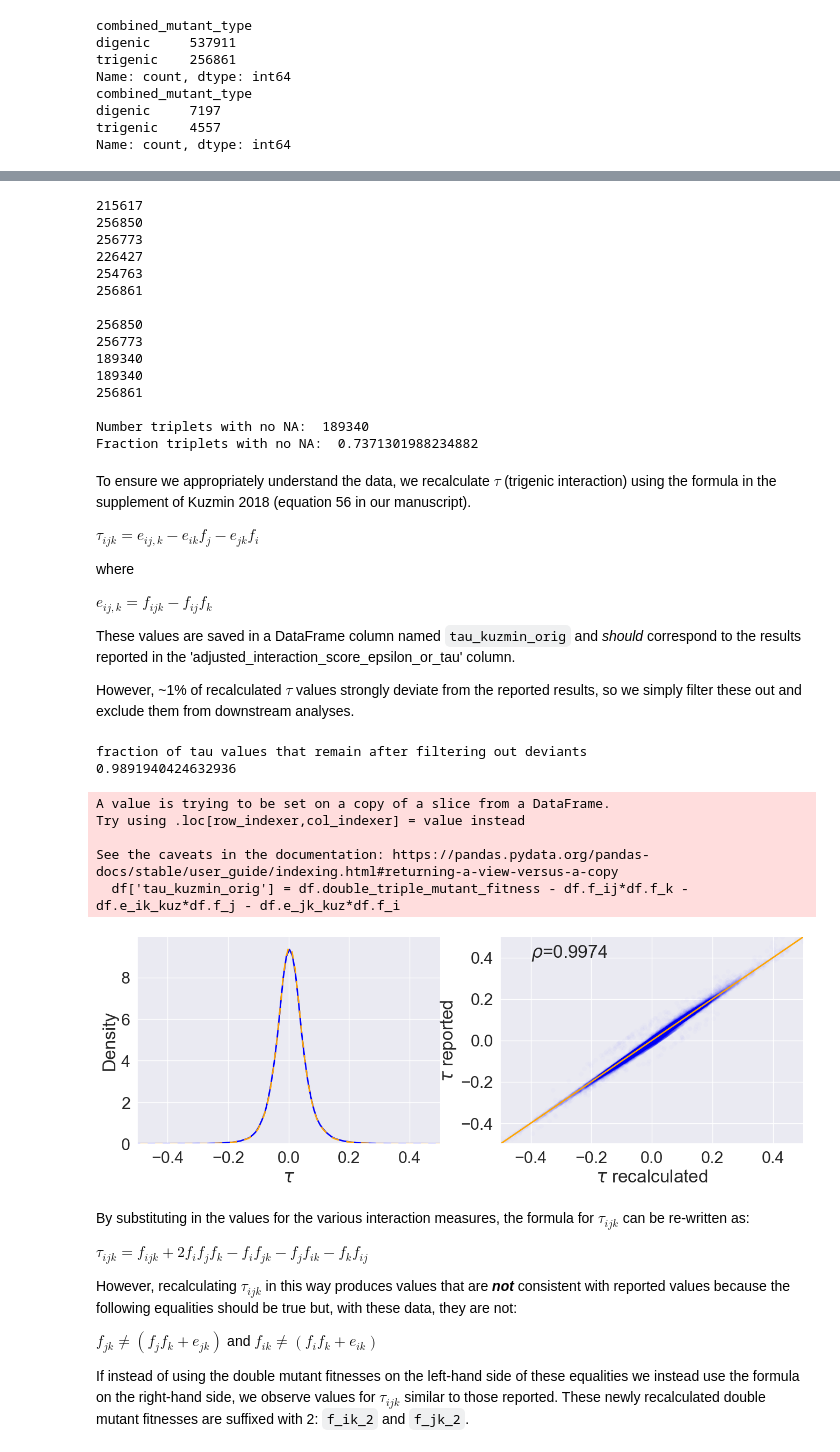
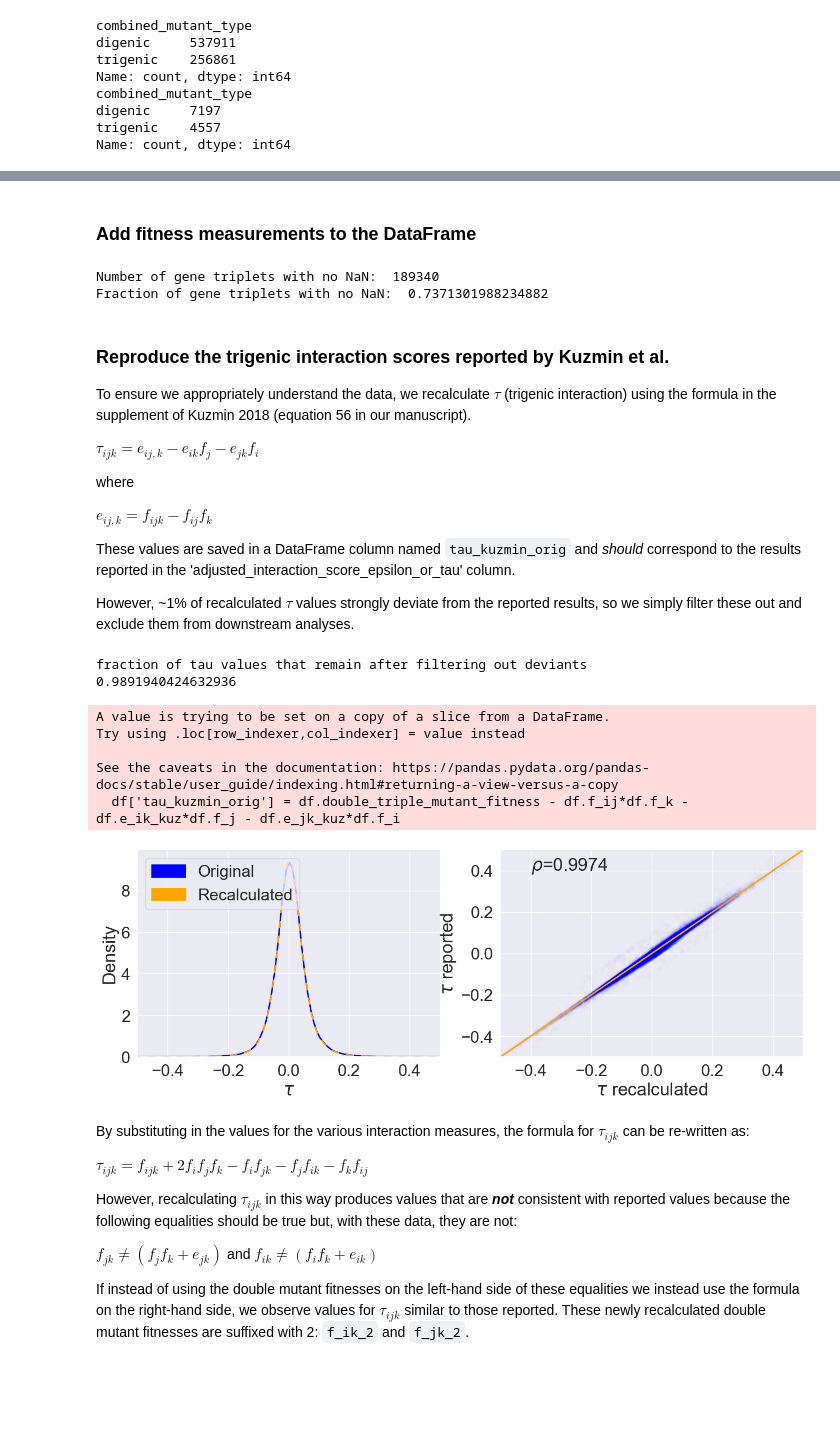
Before and after one commit to raphael-group/chimeric-epistasis, a Jupyter notebook: yeast_screens/Kuzmin_data_analysis.ipynb, the cells around one changed output, grey strips where cells are left out. Cells and saved outputs as stored; diff of their text form; code cells hidden in the pictures; blank space fills up the shorter version.

Commit message:
cleaned Kuzmin_data_analysis.ipynb

```diff
--- a/yeast_screens/Kuzmin_data_analysis.ipynb
+++ b/yeast_screens/Kuzmin_data_analysis.ipynb
@@ -153,3 +130,5 @@ AFTER THIS POINT ALL CODE IS REDUNDANT WITH THE 2020 ANALYSIS
+# %% [markdown]
+### Add fitness measurements to the DataFrame
 # %%
 df['f_ij'] = df['alleles'].map(f_ij)
 df['f_ik'] = df['alleles'].map(f_ik)
@@ -162,45 +141,36 @@ df['f_k'] = df['alleles'].map(f_k)
 df['e_ik_kuz'] = df['alleles'].map(e_ik_kuz)
 df['e_jk_kuz'] = df['alleles'].map(e_jk_kuz)
 
+# these pvalues are only used for a supplemetary analysis of the Kuzmin2020 data
 if dataset == "Kuzmin2020":
     df['e_ik_kuz_pval'] = df['alleles'].map(e_ik_kuz_pval)
     df['e_jk_kuz_pval'] = df['alleles'].map(e_jk_kuz_pval)
 
-print(np.sum(~np.isnan(df.f_ij)))
-print(np.sum(~np.isnan(df.f_ik)))
-print(np.sum(~np.isnan(df.f_jk)))
-print(np.sum(~np.isnan(df.f_i)))
-print(np.sum(~np.isnan(df.f_j)))
-print(np.sum(~np.isnan(df.f_k)))
+# print out numbers of non NaN values for each fitness value
+# print(np.sum(~np.isnan(df.f_ij)))
+# print(np.sum(~np.isnan(df.f_ik)))
+# print(np.sum(~np.isnan(df.f_jk)))
+# print(np.sum(~np.isnan(df.f_i)))
+# print(np.sum(~np.isnan(df.f_j)))
+# print(np.sum(~np.isnan(df.f_k)))
+# print()
+# print(np.sum(~np.isnan(df.e_ik_kuz)))
+# print(np.sum(~np.isnan(df.e_jk_kuz)))
+
+# #
+# print(len(df.dropna(subset=['f_i', 'f_j', 'f_k', 'f_ij', 'f_ik', 'f_jk', 'e_ik_kuz', 'e_jk_kuz'])))
+# print(len(df.dropna(subset=['f_i', 'f_j', 'f_k', 'f_ij', 'f_ik', 'f_jk'])))
+# print(len(df))
 print()
-print(np.sum(~np.isnan(df.e_ik_kuz)))
-print(np.sum(~np.isnan(df.e_jk_kuz)))
+print("Number of gene triplets with no NaN: ", len(df.dropna(subset=['f_i', 'f_j', 'f_k', 'f_ij', 'f_ik', 'f_jk'])))
 
-#print(len(kuzmin_2020_s1_trigenic.f_ik))
-print(len(df.dropna(subset=['f_i', 'f_j', 'f_k', 'f_ij', 'f_ik', 'f_jk', 'e_ik_kuz', 'e_jk_kuz'])))
-print(len(df.dropna(subset=['f_i', 'f_j', 'f_k', 'f_ij', 'f_ik', 'f_jk'])))
-print(len(df))
-print()
-print("Number triplets with no NA: ", len(df.dropna(subset=['f_i', 'f_j', 'f_k', 'f_ij', 'f_ik', 'f_jk'])))
-
-print("Fraction triplets with no NA: ", len(df.dropna(subset=['f_i', 'f_j', 'f_k', 'f_ij', 'f_ik', 'f_jk']))/len(df))
+print("Fraction of gene triplets with no NaN: ", len(df.dropna(subset=['f_i', 'f_j', 'f_k', 'f_ij', 'f_ik', 'f_jk']))/len(df))
 # %% [output]
-215617
-256850
-256773
-226427
-254763
-256861
-
-256850
-256773
-189340
-189340
-256861
-
-Number triplets with no NA:  189340
-Fraction triplets with no NA:  0.7371301988234882
+Number of gene triplets with no NaN:  189340
+Fraction of gene triplets with no NaN:  0.7371301988234882
 # %% [markdown]
+### Reproduce the trigenic interaction scores reported by Kuzmin et al.
+
 To ensure we appropriately understand the data, we recalculate $\tau$ (trigenic interaction) using the formula in the supplement of Kuzmin 2018 (equation 56 in our manuscript).
 
 $\tau_{ijk} = e_{ij,k} - e_{ik}f_j - e_{jk}f_i$
@@ -214,8 +184,8 @@ These values are saved in a DataFrame column named `tau_kuzmin_orig` and *should
 However, ~1% of recalculated $\tau$ values strongly deviate from the reported results, so we simply filter these out and exclude them from downstream analyses.
 # %%
 df = df.dropna(subset=['f_i', 'f_j', 'f_k', 'f_ij', 'f_ik', 'f_jk', 'e_ik_kuz', 'e_jk_kuz'])
-# threshold for the discrepancy between reported results and calulcated results; if discrepancy greater than this, we exclude these gene triplets
-threshold = 0.1
+
+threshold = 0.1     # threshold for the discrepancy between reported results and calulcated results; if discrepancy greater than this, we exclude these gene triplets
 
 df['tau_kuzmin_orig'] = df.double_triple_mutant_fitness - df.f_ij*df.f_k - df.e_ik_kuz*df.f_j - df.e_jk_kuz*df.f_i
 
@@ -227,44 +197,43 @@ df = df[abs(df.tau_kuzmin_orig - df.adjusted_interaction_score_epsilon_or_tau) <
 
 sns.set(font_scale = 2)
 fig, axs = plt.subplots(ncols=2, figsize=(16,5))
 
-p = sns.kdeplot(df['adjusted_interaction_score_epsilon_or_tau'], ax=axs[0], color="blue", linewidth=2)
-p = sns.kdeplot(df['tau_kuzmin_orig'], ax=axs[0], color="orange", linestyle=(0,(5,5)), linewidth=2)
-p.set(xlabel=r'$\tau$')
+pl = sns.kdeplot(df['adjusted_interaction_score_epsilon_or_tau'], ax=axs[0], color="blue", linewidth=2)
+pl = sns.kdeplot(df['tau_kuzmin_orig'], ax=axs[0], color="orange", linestyle=(0,(5,5)), linewidth=2)
+pl.set(xlabel=r'$\tau$')
 axs[0].set_xlim(-0.5,0.5)
+# create legend
+orange_patch = FancyBboxPatch((0, 0), 1, 1, boxstyle="round,pad=0.3", ec="orange", fc="orange", lw=2)
+blue_patch = FancyBboxPatch((0, 0), 1, 1, boxstyle="round,pad=0.3", ec="blue", fc="blue", lw=2)
+axs[0].legend([blue_patch, orange_patch], ['Original', 'Recalculated'], loc='upper left')
 
-"""p = sns.regplot(x=df['tau_kuzmin_orig'],
-            y=df['adjusted_interaction_score_epsilon_or_tau'],
-            scatter_kws={'alpha':0.01},
-            line_kws={'color': 'red'},
-            ax=axs[1])"""
 
-p = sns.scatterplot(x=df['tau_kuzmin_orig'],
+pl = sns.scatterplot(x=df['tau_kuzmin_orig'],
             y=df['adjusted_interaction_score_epsilon_or_tau'],
             alpha=0.01,
             linewidth=0,
             color="blue",
             ax=axs[1])
 axs[1].plot([-1, 1], [-1, 1], linewidth=2, color="orange")
-p.set(xlabel=r'$\tau$' + ' recalculated', ylabel=r'$\tau$' + ' reported')
+pl.set(xlabel=r'$\tau$' + ' recalculated', ylabel=r'$\tau$' + ' reported')
 axs[1].set_xlim(-0.5,0.5)
 axs[1].set_ylim(-0.5,0.5)
 
 
 df[['tau_kuzmin_orig', 'adjusted_interaction_score_epsilon_or_tau']].corr(method="pearson")
 pcorr = str(round(float(df[['tau_kuzmin_orig', 'adjusted_interaction_score_epsilon_or_tau']].corr(method="pearson").tau_kuzmin_orig[1]),4))
 axs[1].text(x=-0.4, y=0.4, s=r"$\rho$="+pcorr)
 
 sns.despine()
 # %% [output]
 fraction of tau values that remain after filtering out deviants
 0.9891940424632936
 A value is trying to be set on a copy of a slice from a DataFrame.
 Try using .loc[row_indexer,col_indexer] = value instead
 
 See the caveats in the documentation: https://pandas.pydata.org/pandas-docs/stable/user_guide/indexing.html#returning-a-view-versus-a-copy
   df['tau_kuzmin_orig'] = df.double_triple_mutant_fitness - df.f_ij*df.f_k - df.e_ik_kuz*df.f_j - df.e_jk_kuz*df.f_i
-[figure, old version]
+[figure, new version]
 # %% [markdown]
 By substituting in the values for the various interaction measures, the formula for $\tau_{ijk}$ can be re-written as:
 
```
Also changed, not shown: parts of 91 cells of this notebook.
